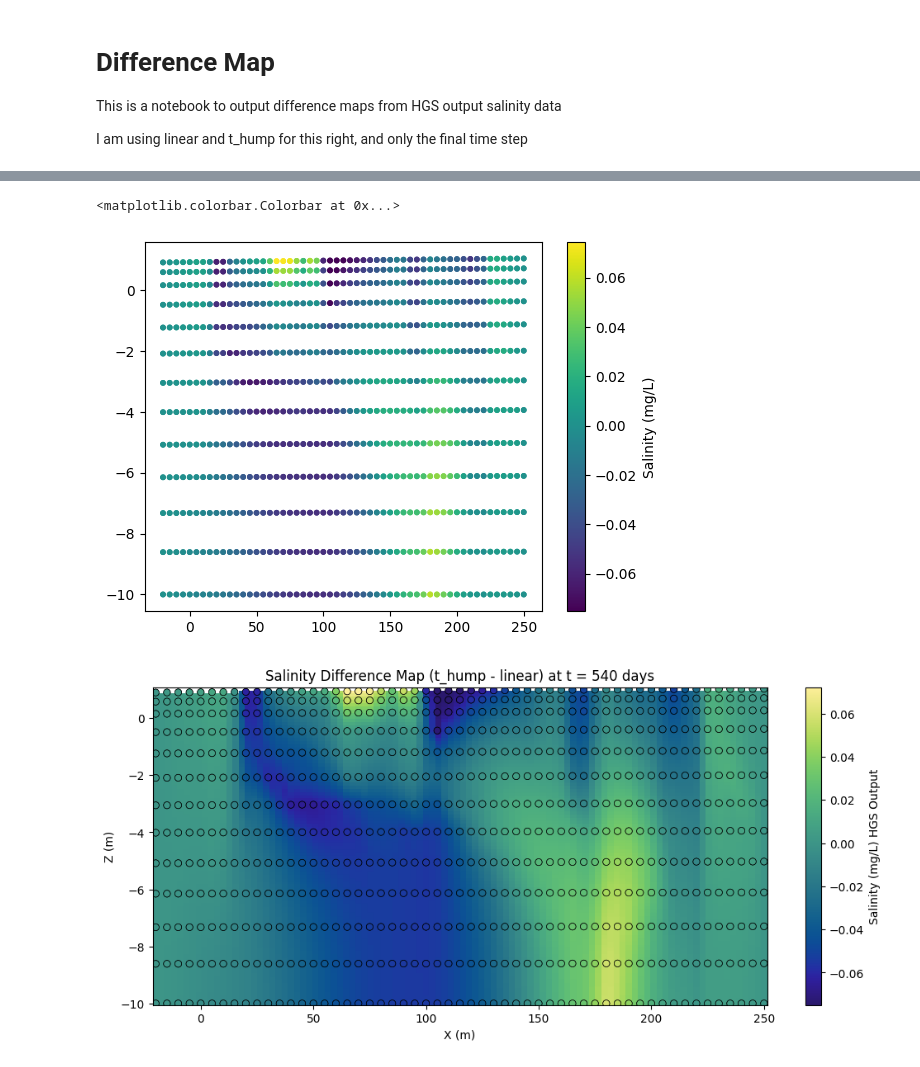
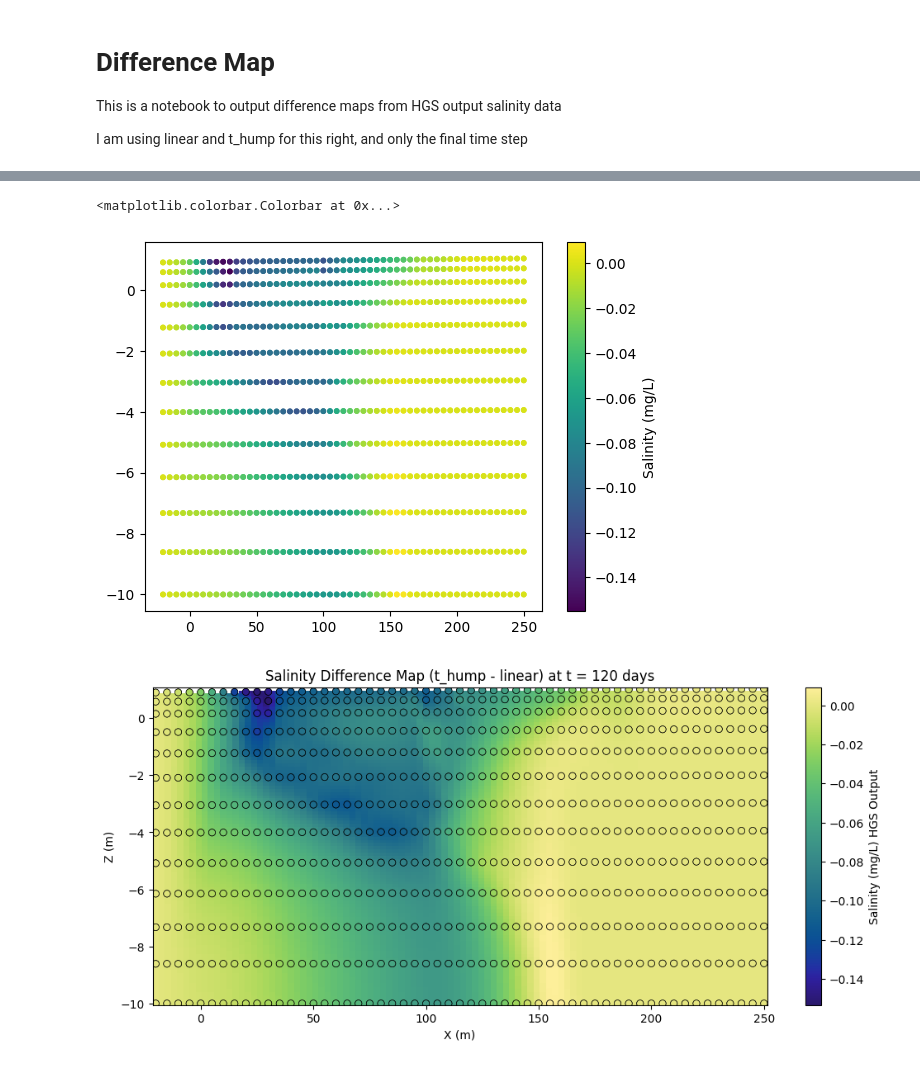
Before and after one commit to finley-davis/CZN_LSE, a Jupyter notebook: tides/diff_map_generator.ipynb, the cells around one changed output, grey strips where cells are left out. Saved outputs shown, nothing was run; the diff lists cells and outputs as text; code cells hidden in the pictures.

```diff
--- a/tides/diff_map_generator.ipynb
+++ b/tides/diff_map_generator.ipynb
@@ -15,8 +19,8 @@ import cmocean
 # %%
 #load in data from sims, going to use lse_linear and lse_t_hump for now
-#i am unsing the final frame (540 days)
-df1 = pd.read_csv('../outputs/lse_linear/csv_outputs/salinity_step_0013.csv')
-df2 = pd.read_csv('../outputs/lse_t_hump/csv_outputs/salinity_step_0013.csv')
+#i am unsing the final frame (365 days)
+df1 = pd.read_csv(f'../outputs/lse_linear/csv_outputs/salinity_step_00{time_index}.csv') #NOTE: Add a 0 if using a single digit time index
+df2 = pd.read_csv(f'../outputs/lse_t_hump/csv_outputs/salinity_step_00{time_index}.csv')
 # %%
 print(df1)
 # %% [output]
@@ -35,11 +39,11 @@ print(df1)
 
 [1430 rows x 4 columns]
 # %%
-diff = df2['conc_pm.tds  (t = 540)'] - df1['conc_pm.tds  (t = 540)']
+diff = df2[f'conc_pm.tds  (t = {timestep})'] - df1[f'conc_pm.tds  (t = {timestep})']
 # %%
 diff_df = df1.copy()
-diff_df['conc_pm.tds  (t = 540)'] = diff
-diff_df = diff_df[['X', 'Z', 'conc_pm.tds  (t = 540)']]
+diff_df[f'conc_pm.tds  (t = {timestep})'] = diff
+diff_df = diff_df[['X', 'Z', f'conc_pm.tds  (t = {timestep})']]
 # %%
 diff_df
 # %% [output]
@@ -58,11 +62,11 @@ diff_df
 1430 rows × 3 columns
 # %%
-plt.scatter(diff_df['X'], diff_df['Z'], cmap = 'viridis', c = diff_df['conc_pm.tds  (t = 540)'], s = 10)
+plt.scatter(diff_df['X'], diff_df['Z'], cmap = 'viridis', c = diff_df[f'conc_pm.tds  (t = {timestep})'], s = 10)
 #plot color bar
 plt.colorbar(label = 'Salinity (mg/L)')
 # %% [output]
 <matplotlib.colorbar.Colorbar at 0x...>
-[figure, old version]
+[figure, new version]
 # %%
 grid_lon, grid_lat = np.meshgrid(
     np.linspace(diff_df['X'].min(), diff_df['X'].max(), 100),
@@ -71,7 +75,7 @@ grid_lon, grid_lat = np.meshgrid(
 
 grid_sal = griddata(
     points = (diff_df['X'], diff_df['Z']),
-    values = diff_df['conc_pm.tds  (t = 540)'],
+    values = diff_df[f'conc_pm.tds  (t = {timestep})'],
     xi = (grid_lon, grid_lat),
     method = 'linear',
 )
@@ -79,33 +83,33 @@ grid_sal = griddata(
 fig, ax = plt.subplots(figsize = (12, 5))
 
 mesh = ax.pcolormesh(
     grid_lon,
     grid_lat,
     grid_sal,
     cmap = cmocean.cm.haline,
     shading = 'auto'
 )
 
 #overalying original points on top of the mesh
 ax.scatter(
     diff_df['X'],
     diff_df['Z'],
-    c = diff_df['conc_pm.tds  (t = 540)'],
+    c = diff_df[f'conc_pm.tds  (t = {timestep})'],
     cmap = cmocean.cm.haline,
     edgecolor = 'k',
     linewidth = 0.5,
     s = 35,
     norm = mesh.norm,
     label = 'Salinity (mg/L) HGS Output'
 )
 
 cbar = fig.colorbar(mesh, ax = ax)
 cbar.set_label('Salinity (mg/L) HGS Output')
 ax.set_xlabel('X (m)')
 ax.set_ylabel('Z (m)')
-ax.set_title('Salinity Difference Map (t_hump - linear) at t = 540 days')
+ax.set_title(f'Salinity Difference Map (t_hump - linear) at t = {timestep} days')
 #ax.legend(loc = 'upper right')
 
 plt.show()
 # %% [output]
-[figure, old version]
+[figure, new version]
```
Also changed, not shown: parts of 3 cells of this notebook, 30 other files.
